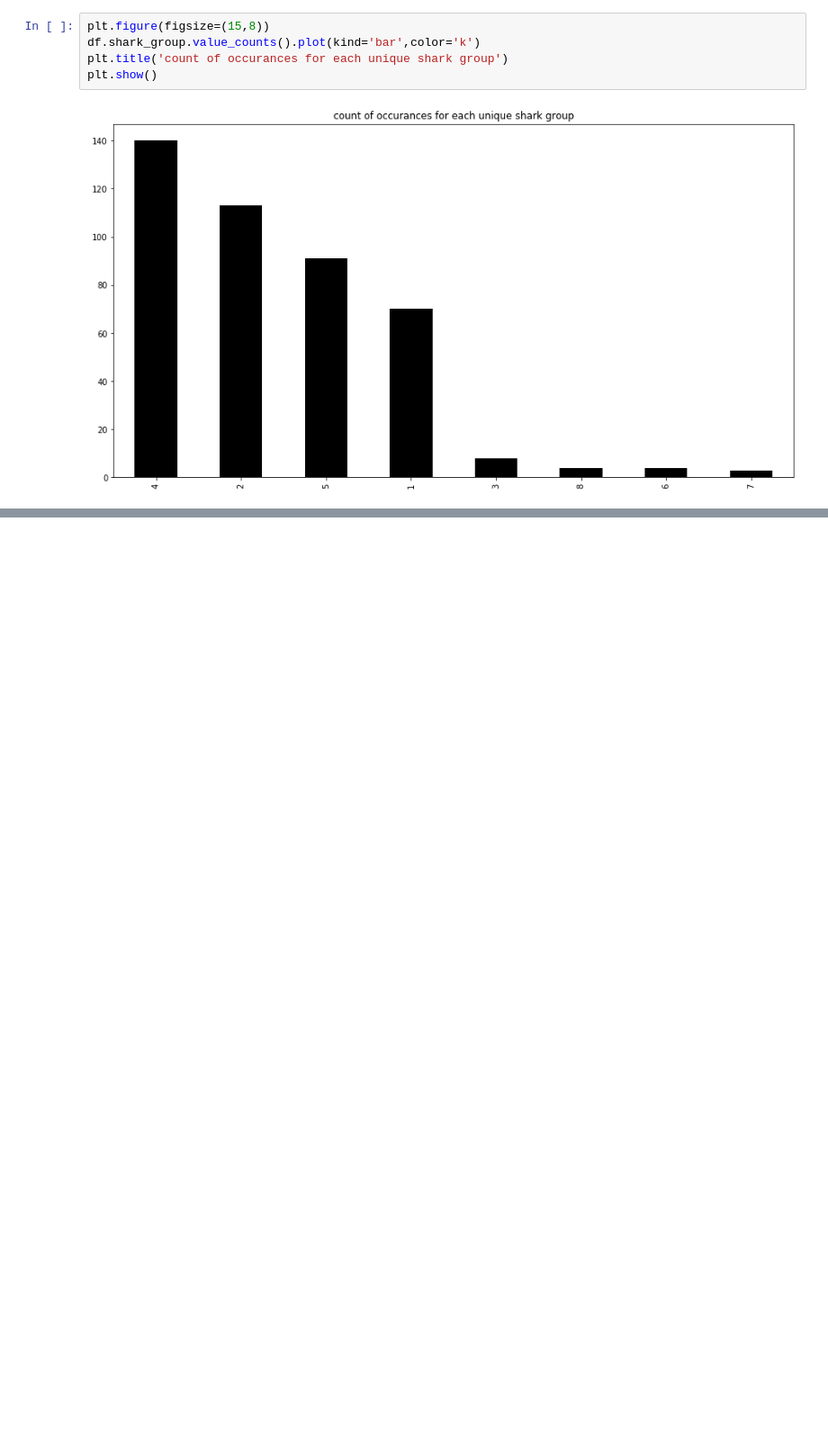
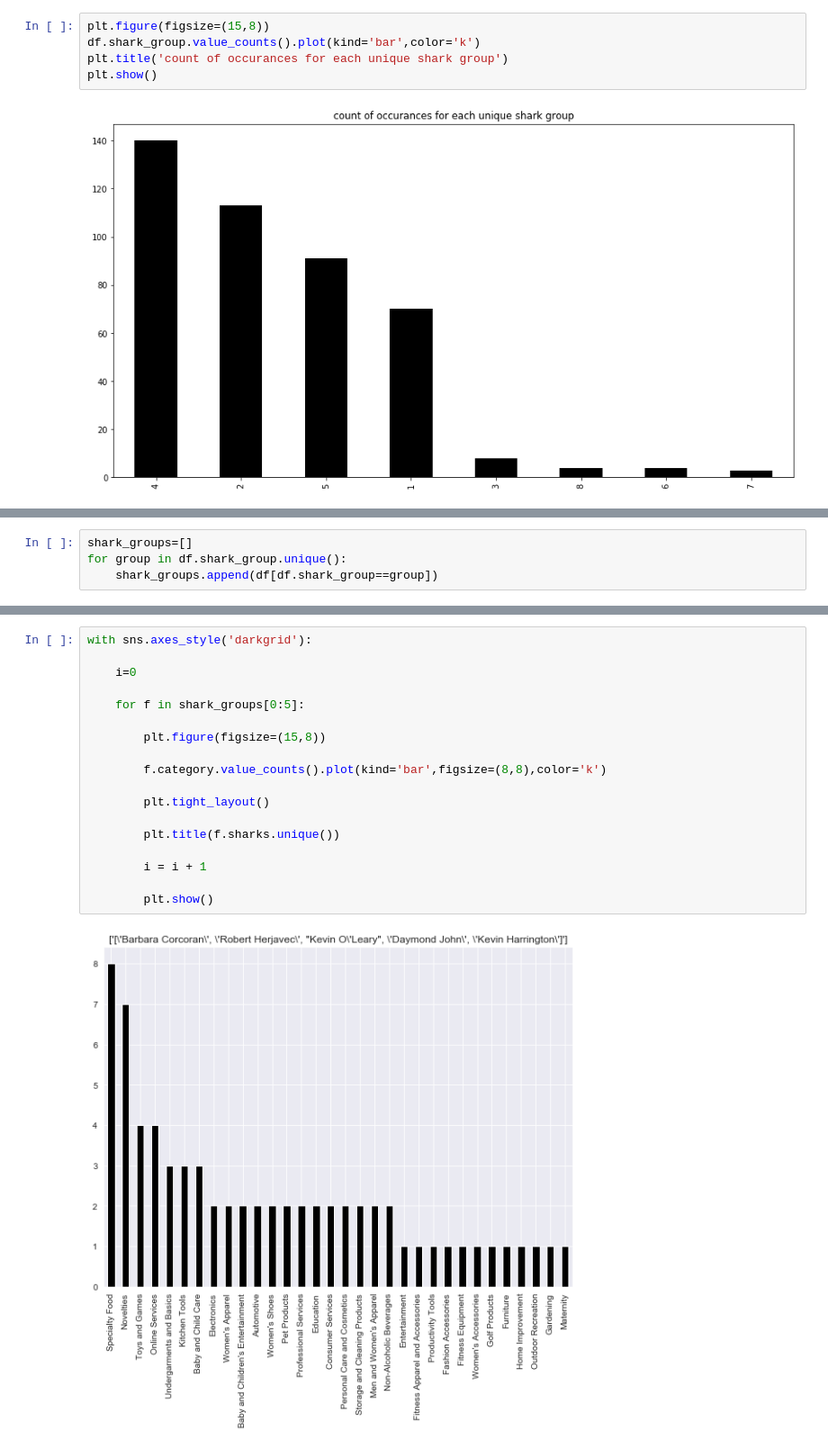
Before and after one commit to ArielJosephCohen/shark_tank, a Jupyter notebook: EDA.ipynb, the cells around one changed output, grey strips where cells are left out. Shown at 90% size. Drawn from its saved outputs; the diff is of its cells as text; blank space fills up the shorter version.

```diff
--- a/EDA.ipynb
+++ b/EDA.ipynb
@@ -487,0 +594,4 @@ plt.show()
+# %%
+shark_groups=[]
+for group in df.shark_group.unique():
+    shark_groups.append(df[df.shark_group==group])
@@ -487,0 +614,20 @@ plt.show()
+# %%
+with sns.axes_style('darkgrid'):
+
+    i=0
+
+    for f in shark_groups[0:5]:
+
+        plt.figure(figsize=(15,8))
+
+        f.category.value_counts().plot(kind='bar',figsize=(8,8),color='k')
+
+        plt.tight_layout()
+
+        plt.title(f.sharks.unique())
+
+        i = i + 1
+
+        plt.show()
+# %% [output]
+[figure, added]
```
Also changed, not shown: parts of 15 cells of this notebook.
